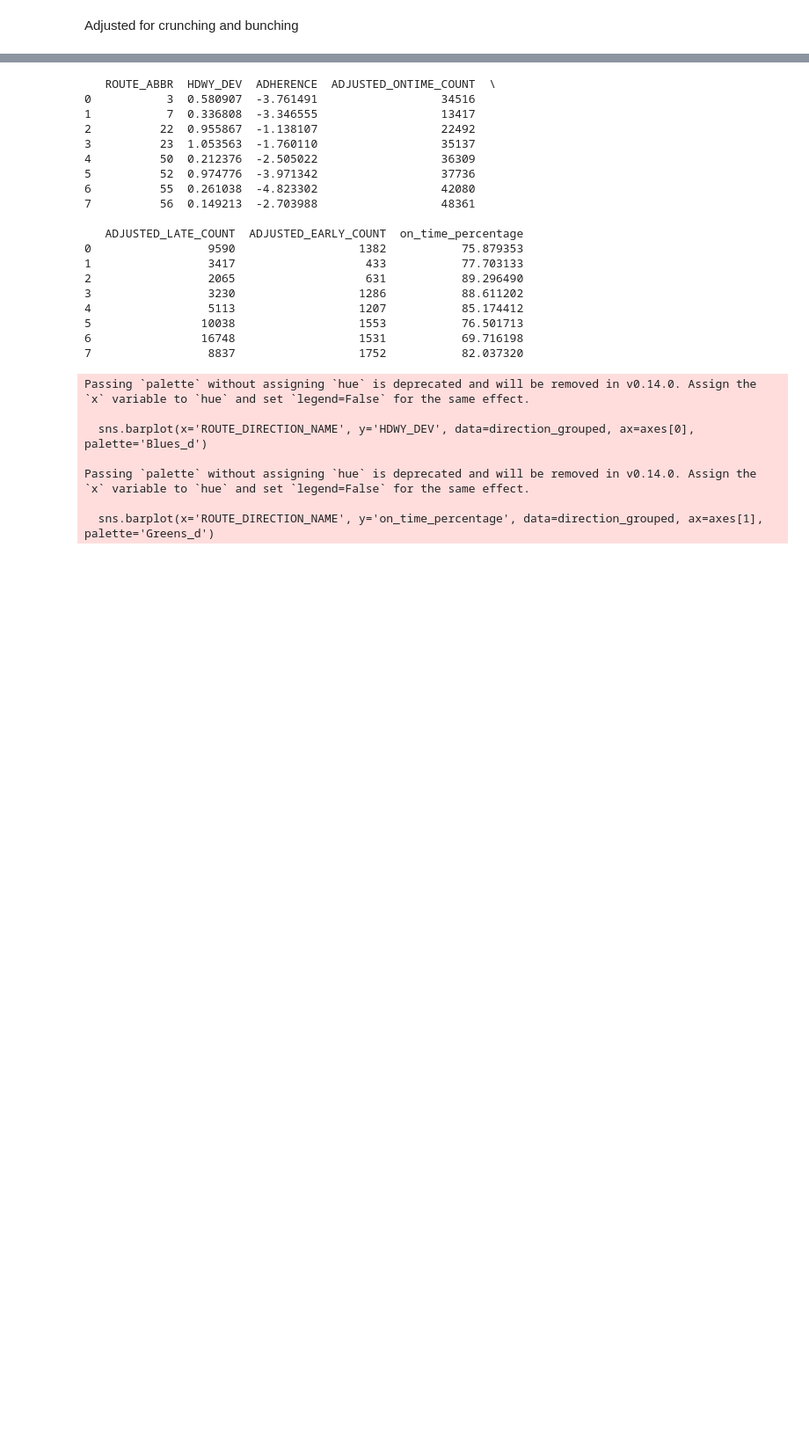
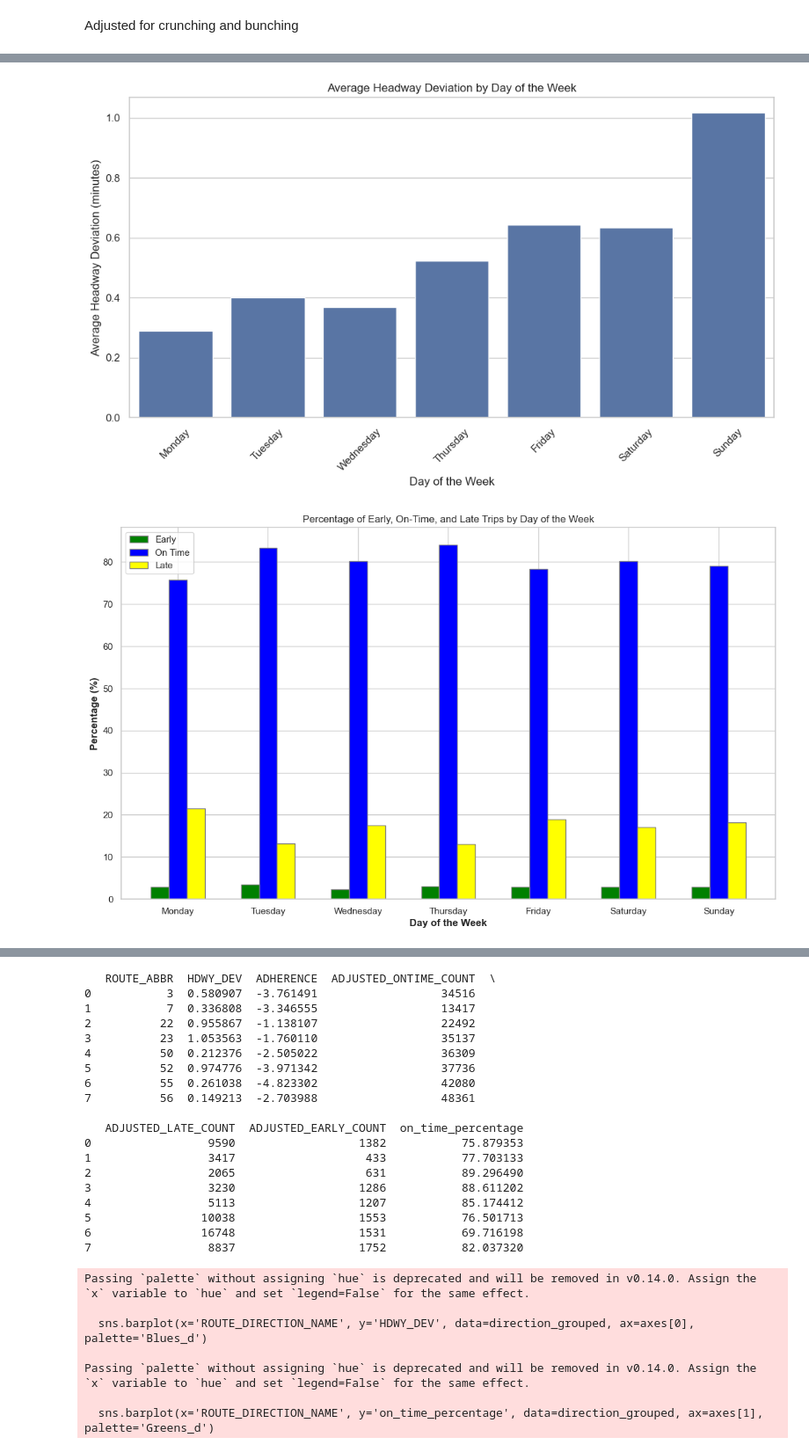
Before and after one commit to NSS-Data-Analytics-Cohort-12/wego-python-da12-python-spice-lattes, a Jupyter notebook: notebooks/WeGo Data Proj.ipynb, the cells around one changed output, grey strips where cells are left out. Shown at 88% size. Cells and saved outputs as stored; diff of their text form; code cells hidden in the pictures; blank space fills up the shorter version.

```diff
--- a/notebooks/WeGo Data Proj.ipynb
+++ b/notebooks/WeGo Data Proj.ipynb
@@ -490,0 +441,72 @@ See the caveats in the documentation: https://pandas.pydata.org/pandas-docs/stab
+# %%
+# Extract day of the week from 'ACTUAL_DEPARTURE_TIME'
+wego['day_of_week'] = pd.to_datetime(wego['ACTUAL_DEPARTURE_TIME']).dt.dayofweek
+
+# Create a mapping from numbers to day names (optional for better readability)
+day_mapping = {0: 'Monday', 1: 'Tuesday', 2: 'Wednesday', 3: 'Thursday', 4: 'Friday', 5: 'Saturday', 6: 'Sunday'}
+wego['day_of_week'] = wego['day_of_week'].map(day_mapping)
+# Group by day of the week and calculate necessary metrics
+weekly_grouped = wego.groupby('day_of_week').agg({
+    'HDWY_DEV': 'mean',
+    'ADHERENCE': 'mean',
+    'ADJUSTED_EARLY_COUNT': 'sum',
+    'ADJUSTED_ONTIME_COUNT': 'sum',
+    'ADJUSTED_LATE_COUNT': 'sum'
+}).reset_index()
+
+# Calculate total counts for each day (to get percentages)
+weekly_grouped['total_count'] = (weekly_grouped['ADJUSTED_EARLY_COUNT'] +
+                                 weekly_grouped['ADJUSTED_ONTIME_COUNT'] +
+                                 weekly_grouped['ADJUSTED_LATE_COUNT'])
+
+# Calculate percentage of early, on-time, and late trips
+weekly_grouped['early_percentage'] = (weekly_grouped['ADJUSTED_EARLY_COUNT'] /
+                                      weekly_grouped['total_count']) * 100
+weekly_grouped['ontime_percentage'] = (weekly_grouped['ADJUSTED_ONTIME_COUNT'] /
+                                       weekly_grouped['total_count']) * 100
+weekly_grouped['late_percentage'] = (weekly_grouped['ADJUSTED_LATE_COUNT'] /
+                                     weekly_grouped['total_count']) * 100
+
+# Print the results for validation
+print(weekly_grouped[['day_of_week', 'HDWY_DEV', 'ADHERENCE', 'early_percentage', 'ontime_percentage', 'late_percentage']])
+plt.figure(figsize=(12, 6))
+sns.barplot(x='day_of_week', y='HDWY_DEV', data=weekly_grouped, order=['Monday', 'Tuesday', 'Wednesday', 'Thursday', 'Friday', 'Saturday', 'Sunday'])
+plt.title('Average Headway Deviation by Day of the Week')
+plt.xlabel('Day of the Week')
+plt.ylabel('Average Headway Deviation (minutes)')
+plt.xticks(rotation=45)
+plt.show()
+
+import numpy as np
+
+# Set the bar width
+bar_width = 0.2
+
+# Set the positions of the bars on the x-axis
+r1 = np.arange(len(weekly_grouped['day_of_week']))  # For Early
+r2 = [x + bar_width for x in r1]  # For On-Time
+r3 = [x + bar_width for x in r2]  # For Late
+
+# Days of the week labels
+days_of_week = ['Monday', 'Tuesday', 'Wednesday', 'Thursday', 'Friday', 'Saturday', 'Sunday']
+
+# Create the bar plots with different colors (avoiding red)
+plt.figure(figsize=(14, 8))
+plt.bar(r1, weekly_grouped['early_percentage'], color='green', width=bar_width, edgecolor='gray', label='Early')
+plt.bar(r2, weekly_grouped['ontime_percentage'], color='blue', width=bar_width, edgecolor='gray', label='On Time')
+plt.bar(r3, weekly_grouped['late_percentage'], color='yellow', width=bar_width, edgecolor='gray', label='Late')
+
+# Add labels and title
+plt.xlabel('Day of the Week', fontweight='bold')
+plt.ylabel('Percentage (%)', fontweight='bold')
+plt.title('Percentage of Early, On-Time, and Late Trips by Day of the Week')
+
+# Add x-ticks with day of the week labels
+plt.xticks([r + bar_width for r in range(len(weekly_grouped['day_of_week']))], days_of_week)
+
+# Add legend
+plt.legend()
+
+# Show the plot
+plt.show()
+# %% [output]
@@ -490,0 +530,2 @@ See the caveats in the documentation: https://pandas.pydata.org/pandas-docs/stab
+[figure, added]
+[figure, added]
```
Also changed, not shown: parts of 9 cells of this notebook.
